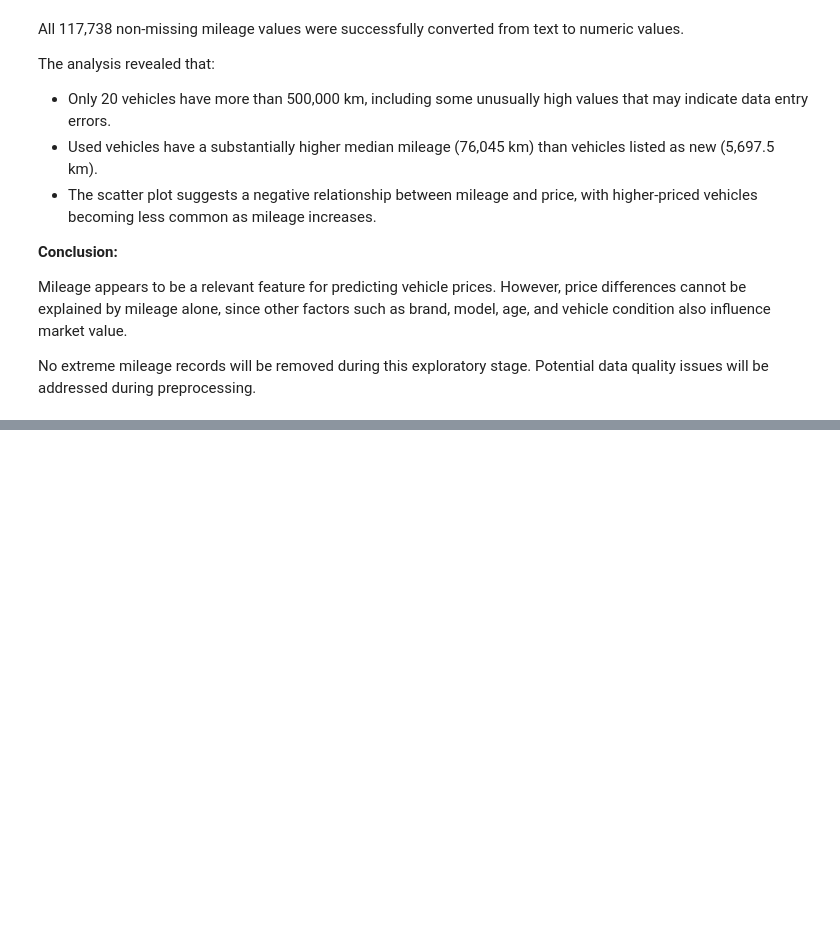
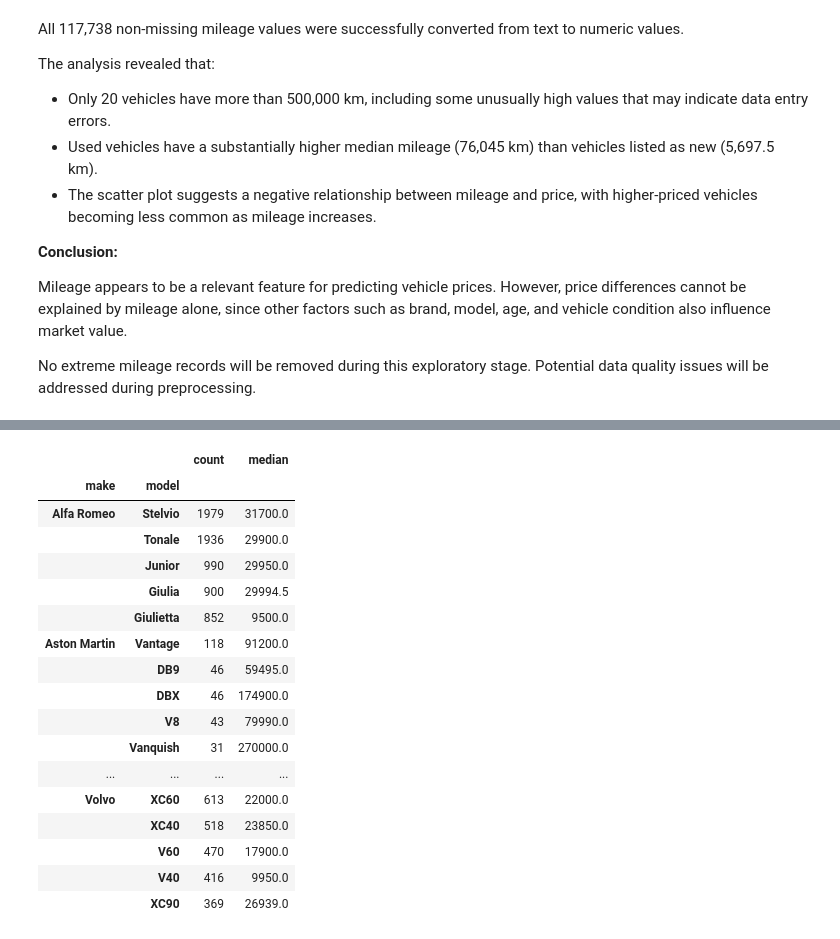
Before and after one commit to FranciscoVieira10/car-price-prediction, a Jupyter notebook: notebooks/01_exploratory_analysis.ipynb, the cells around one changed output, grey strips where cells are left out. Drawn from its saved outputs; the diff is of its cells as text; code cells hidden in the pictures; blank space fills up the shorter version.

Commit message:
docs: analyze car prices by condition, brand, model and also horse power

```diff
--- a/notebooks/01_exploratory_analysis.ipynb
+++ b/notebooks/01_exploratory_analysis.ipynb
@@ -415,0 +449,6 @@ No extreme mileage records will be removed during this exploratory stage. Potent
+# %%
+brand_stats = df.groupby("make")["price"].agg(["count", "median", "mean"]).round(2)
+
+top_brands = brand_stats.sort_values("count", ascending=False).head(10)
+
+top_brands
@@ -415,0 +476,23 @@ No extreme mileage records will be removed during this exploratory stage. Potent
+# %%
+model_stats = df[df["make"].isin(top_brands.index)].groupby(["make", "model"])["price"].agg(["count", "median"]).round(2)
+
+model_stats.sort_values(["make", "count"], ascending=[True, False]).groupby(level="make").head(5)
+# %% [output]
+|  |  | count | median |
+| make | model |  |  |
+| Alfa Romeo | Stelvio | 1979 | 31700.0 |
+|  | Tonale | 1936 | 29900.0 |
+|  | Junior | 990 | 29950.0 |
+|  | Giulia | 900 | 29994.5 |
+|  | Giulietta | 852 | 9500.0 |
+| Aston Martin | Vantage | 118 | 91200.0 |
+|  | DB9 | 46 | 59495.0 |
+|  | DBX | 46 | 174900.0 |
+|  | V8 | 43 | 79990.0 |
+|  | Vanquish | 31 | 270000.0 |
+| ... | ... | ... | ... |
+| Volvo | XC60 | 613 | 22000.0 |
+|  | XC40 | 518 | 23850.0 |
+|  | V60 | 470 | 17900.0 |
+|  | V40 | 416 | 9950.0 |
+|  | XC90 | 369 | 26939.0 |
```
Also changed, not shown: parts of 13 cells of this notebook.
